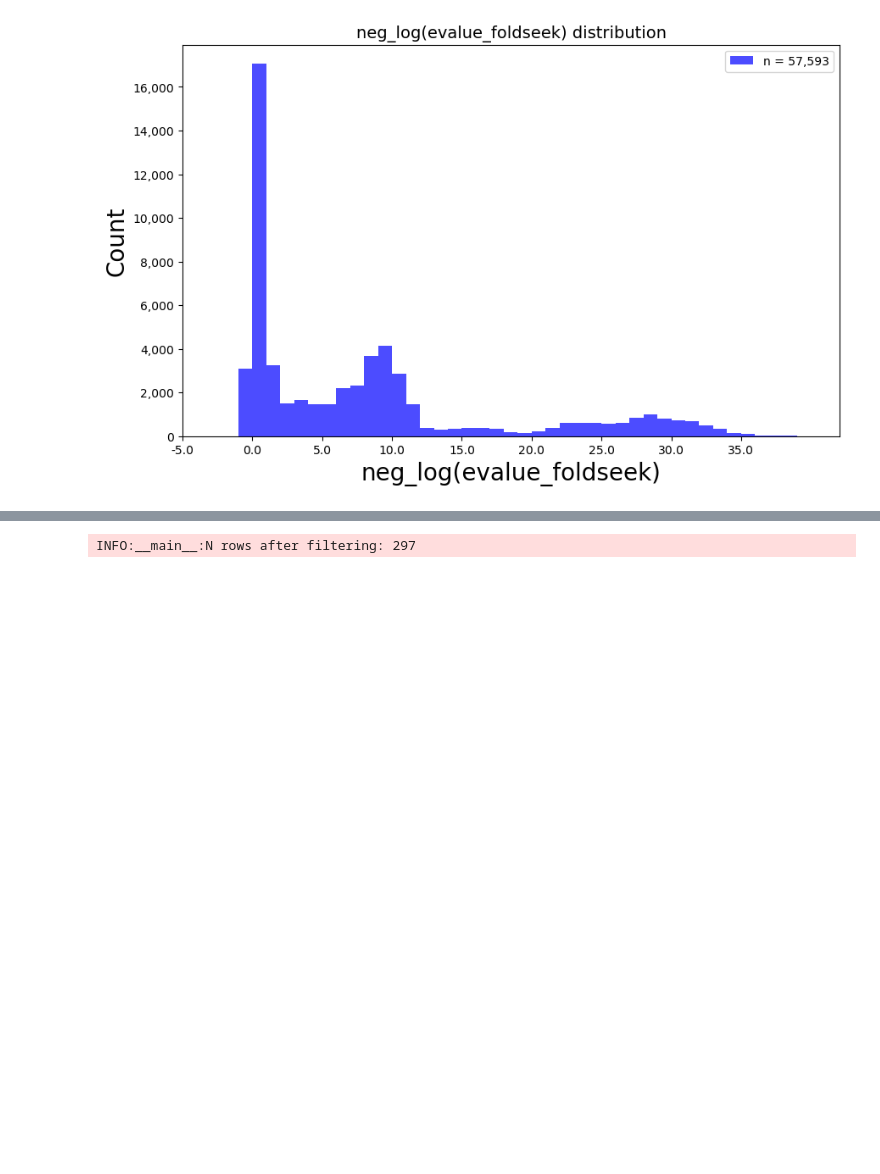
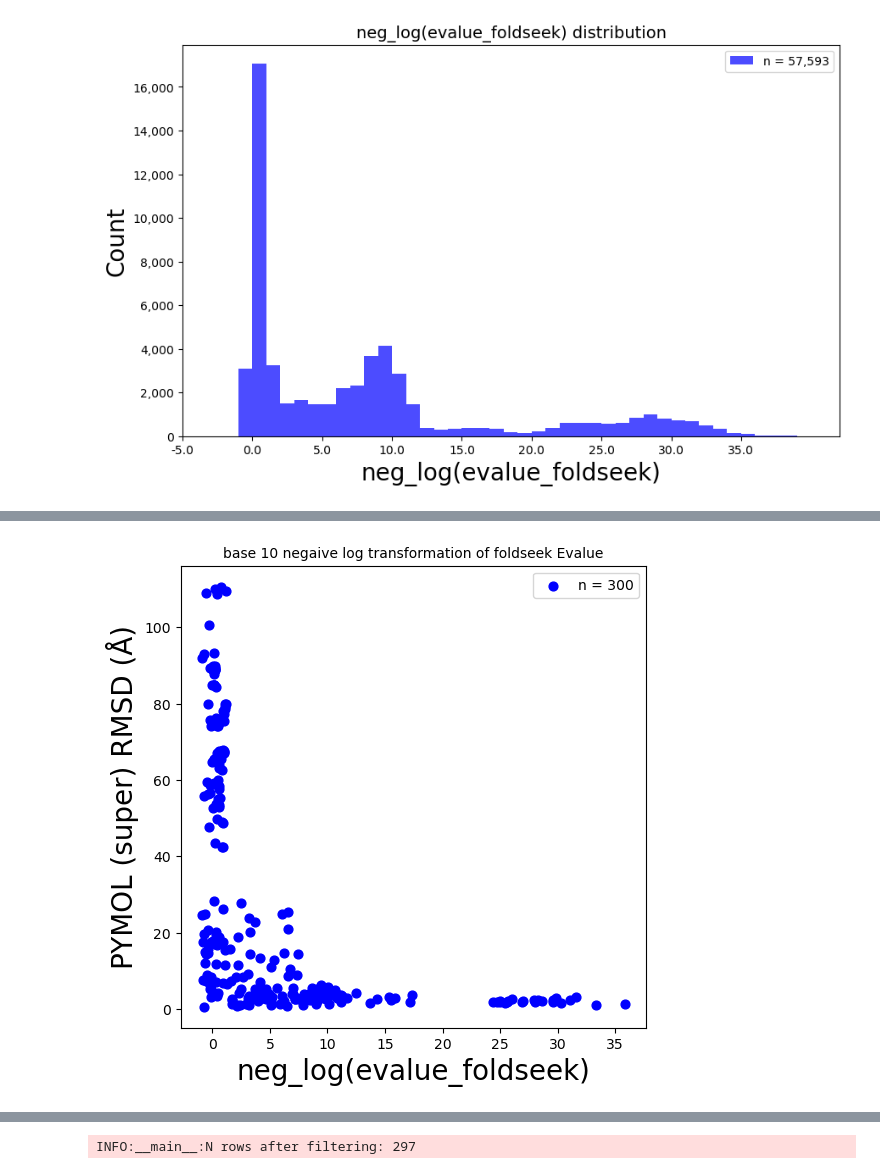
Before and after one commit to juliandeanmoran/BISSH, a Jupyter notebook: testing/explore_zorya.ipynb, the cells around one changed output, grey strips where cells are left out. Cells and saved outputs as stored; diff of their text form; code cells hidden in the pictures; blank space fills up the shorter version.

Commit message:
Added scatter plots for negative log transformation of e-value, PyMOL RMSD.

```diff
--- a/testing/explore_zorya.ipynb
+++ b/testing/explore_zorya.ipynb
@@ -227,7 +227,7 @@ def summarise_protein_matches(
 
     logger.info(f"N protein matches: {len(df)}")
 
-    unique_clusters = df[col_cluster_id].unique()
+    unique_clusters = df[col_cluster_id].unique().sort()
     logger.info(f"N unique clusters: {len(unique_clusters)}")
 
     unique_protein_pairs = (df
@@ -455,6 +468,12 @@ KeyboardInterrupt:
 # ────────────────────────────────────────────────────────────
 #       Scatter: foldseek_evalue v. PyMOL RMSD
 # ────────────────────────────────────────────────────────────
+
+# df_forPlot = df_pm.filter(
+#     (pl.col("PyMOL_RMSD") <= 5.0)
+# )
+df_forPlot = df_pm
+
 
 def plot_scatter(
     df: pl.DataFrame,
@@ -464,7 +483,7 @@ def plot_scatter(
     title_font_size: int = 14,
     y_axis_label: str = "Y",
     x_axis_label: str = "X",
-    axis_equal_aspect_ratio = True,
+    axis_equal_aspect_ratio = False,
     dot_size: float = 40,
     dot_alpha: float = 1.0,
     dot_colour: str = "blue",
@@ -478,39 +497,43 @@ def plot_scatter(
     y = df[col_y].to_numpy()
 
     fig, ax = plt.subplots(figsize=dims)
-    ax.scatter(x, y, s=dot_size, c=dot_colour, alpha=dot_alpha)
+    ax.scatter(x, y, s=dot_size, c=dot_colour, alpha=dot_alpha, label=f"n = {len(df)}")
 
     if axis_equal_aspect_ratio:
         xmin, xmax = x.min(), x.max()
         ymin, ymax = y.min(), y.max()
 
         low = min(xmin, ymin)
         high = max(xmax, ymax)
 
         ax.set_xlim(low, high)
         ax.set_ylim(low, high)
 
     if threshold is not None:
         ax.axvline(threshold, linestyle="--", color="red")
         ax.axhline(threshold, linestyle="--", color="red")
 
-
+    ax.legend()
     ax.set_title(plot_title, fontsize=title_font_size)
     ax.set_xlabel(x_axis_label, fontsize=axis_label_font_size)
     ax.set_ylabel(y_axis_label, fontsize=axis_label_font_size)
 
     if out_path is not None:
         out_plot(figure=fig, out_path=out_path, svg=True, png_dpi=1080)
 
     plt.show()
 
 plot_scatter(
-    df=df_pm,
-    col_x=COL_EVALUE,
+    df=df_forPlot,
+    col_x=VAR_NAME_LOG_EVALUE,
+    plot_title="base 10 negative log transformation of foldseek Evalue",
+    title_font_size=10,
     col_y="PyMOL_RMSD",
-    x_axis_label=f'{args["col_pm_rmsd"]} ({PM_ALIGN_METHOD}) (Å)',
-    y_axis_label=f'{args["col_tm_rmsd"]} (Å)',
-    threshold=3.0,
-    dot_colour=PLOT_COLOUR,
-    out_path=f"{args['out_dir']}/scatter_pymol-{PM_ALIGN_METHOD}_tm-align_n={len(df_al_metrics)}",
+    x_axis_label=f'{VAR_NAME_LOG_EVALUE}',
+    y_axis_label=f'PYMOL ({PYMOL_ALIGN_METHOD}) RMSD (Å)',
+    threshold=None,
+    dot_colour="blue",
+    out_path=f"{OUT_DIR}/scatter_evalue_pymol-{PYMOL_ALIGN_METHOD}_n={len(df_forPlot)}",
 )
+# %% [output]
+[figure, added]
```
Also changed, not shown: parts of 5 cells of this notebook, 5 other files.
